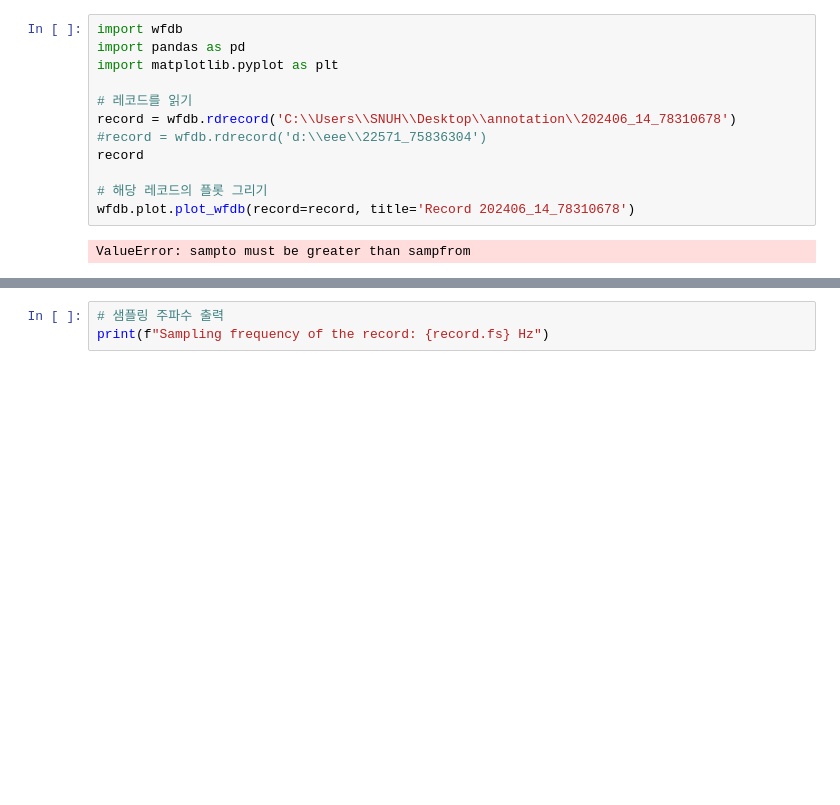
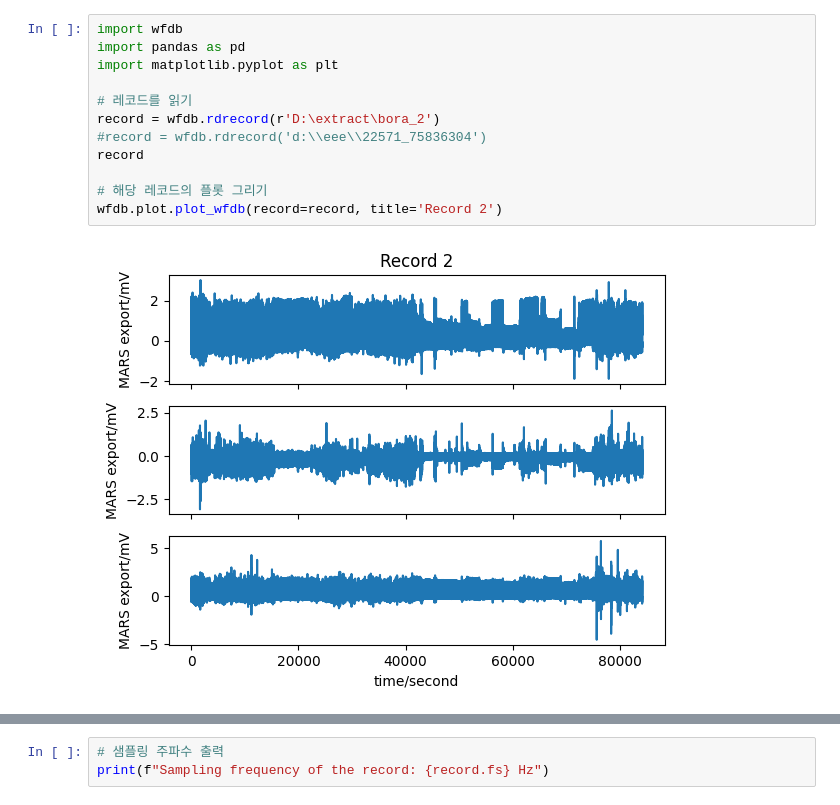
Before and after one commit to devguno/CDM, a Jupyter notebook: Holter/data sample.ipynb, the cells around one changed output, grey strips where cells are left out. Cells and saved outputs as stored; diff of their text form; blank space fills up the shorter version.

```diff
--- a/Holter/data sample.ipynb
+++ b/Holter/data sample.ipynb
@@ -1,17 +1,17 @@
 # %%
 import wfdb
 import pandas as pd
 import matplotlib.pyplot as plt
 
 # 레코드를 읽기
-record = wfdb.rdrecord('C:\\Users\\SNUH\\Desktop\\annotation\\202406_14_78310678')
+record = wfdb.rdrecord(r'D:\extract\bora_2')
 #record = wfdb.rdrecord('d:\\eee\\22571_75836304')
 record
 
 # 해당 레코드의 플롯 그리기
-wfdb.plot.plot_wfdb(record=record, title='Record 202406_14_78310678')
+wfdb.plot.plot_wfdb(record=record, title='Record 2')
 # %% [output]
-ValueError: sampto must be greater than sampfrom
+[figure, added]
 # %%
 import wfdb
 import numpy as np
```
Also changed, not shown: parts of 2 cells of this notebook.
